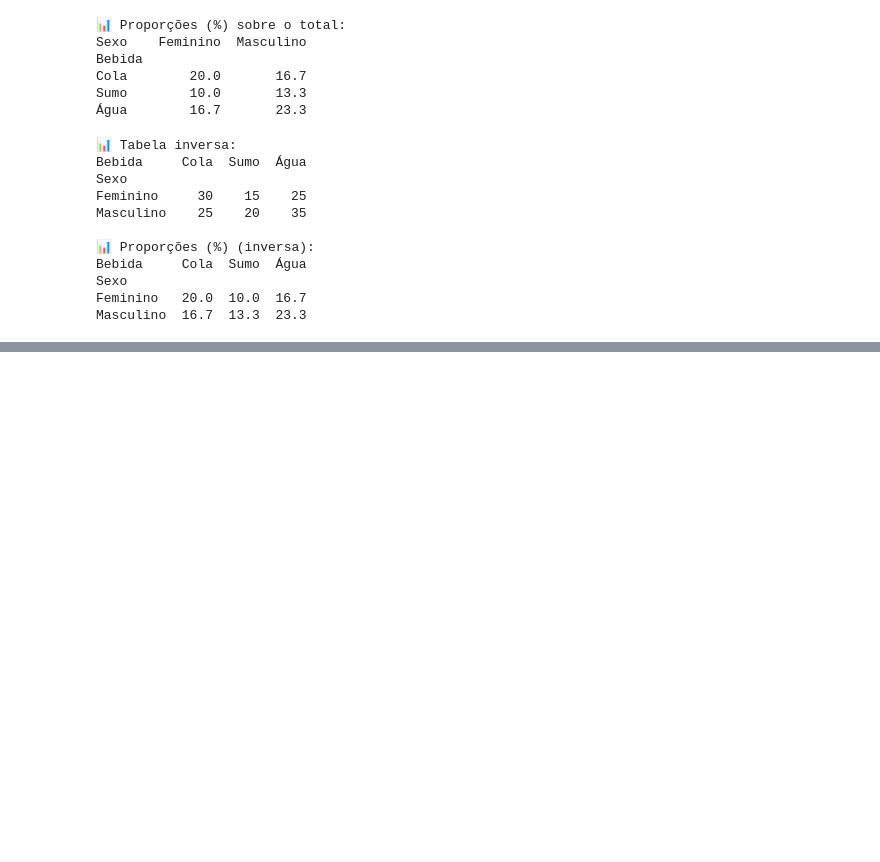
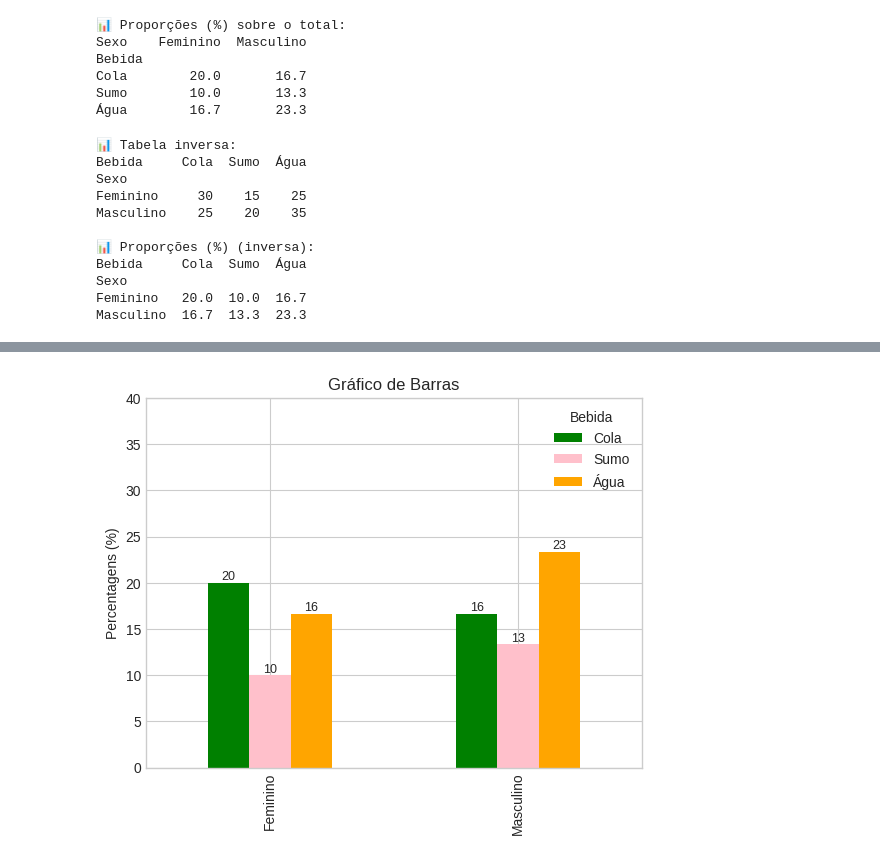
Before and after one commit to RuiRodrigues-lab/DataScienceFE, a Jupyter notebook: CP4_2.ipynb, the cells around one changed output, grey strips where cells are left out. Saved outputs shown, nothing was run; the diff lists cells and outputs as text; code cells hidden in the pictures; blank space fills up the shorter version.

```diff
--- a/CP4_2.ipynb
+++ b/CP4_2.ipynb
@@ -91,0 +147,16 @@ Masculino  16.7  13.3  23.3
+# %%
+# --------------------------------------------------
+# G4 — Barras lado a lado
+# --------------------------------------------------
+ax = prop_total_inv.plot(kind='bar', color=cores_inv)
+plt.title("Gráfico de Barras")
+plt.ylabel("Percentagens (%)")
+plt.xlabel("")
+plt.ylim(0, 40)
+plt.legend(title="Bebida", loc='upper right')
+
+for container in ax.containers:
+    ax.bar_label(container, fmt='%d', label_type='edge', fontsize=9)
+plt.show()
+# %% [output]
+[figure, added]
```
Also changed, not shown: parts of 3 cells of this notebook.
